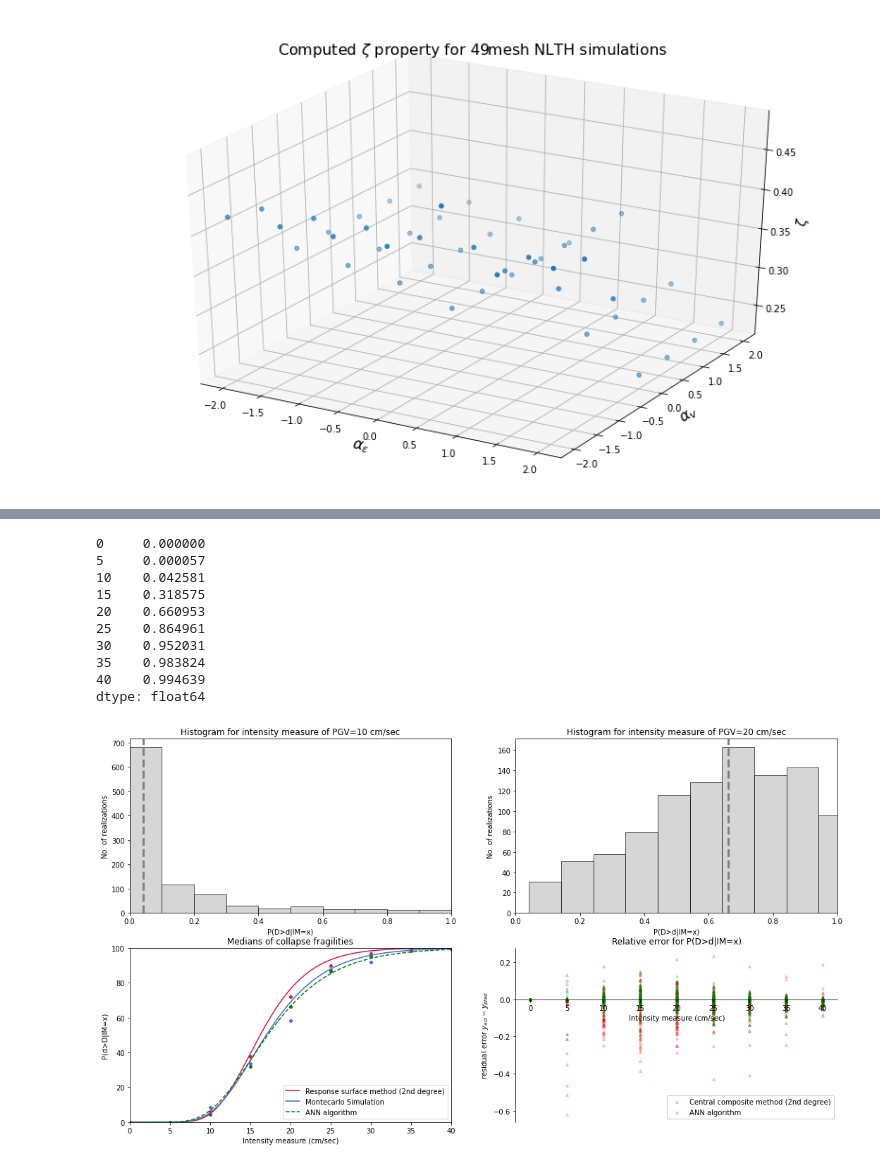
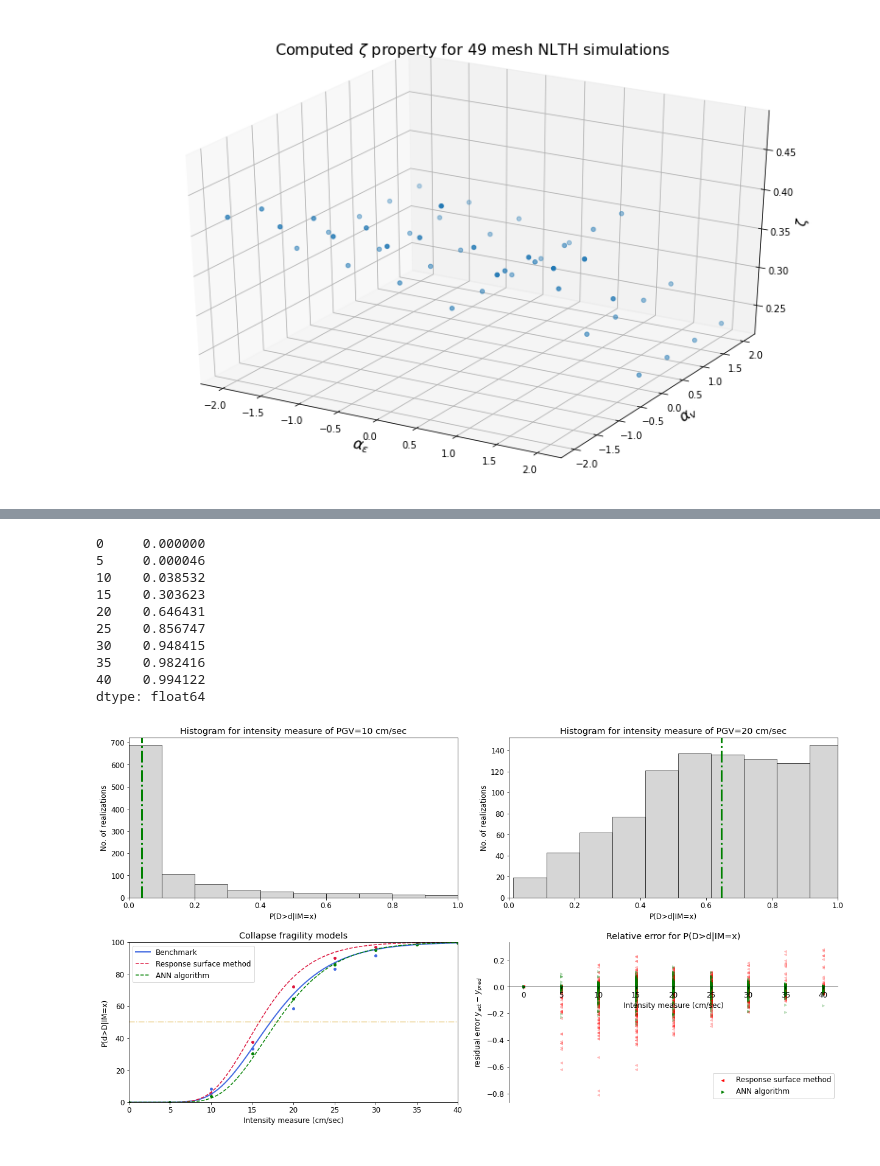
Before and after one commit to mtareqsoliman/msthesis, a Jupyter notebook: Benchmark_RS_ANN_12022022.ipynb, the cells around one changed output, grey strips where cells are left out. Drawn from its saved outputs; the diff is of its cells as text; code cells hidden in the pictures.

```diff
--- a/Benchmark_RS_ANN_12022022.ipynb
+++ b/Benchmark_RS_ANN_12022022.ipynb
@@ -29,7 +29,7 @@ np.seterr(divide='ignore')
 # %%
 
 #NLTHA100 = pd.read_excel('https://github.com/mtareqsoliman/msthesis/blob/main/Results/100NLTHA_FINAL.xlsx?raw=true')
-NLTHA100 = pd.read_excel('https://github.com/mtareqsoliman/msthesis/blob/main/Results/NLTHA100_v2.xlsx?raw=true')
+NLTHA100 = pd.read_excel('https://github.com/mtareqsoliman/msthesis/blob/main/Results/NLTHA200_v2.xlsx?raw=true')
                           # ln(x)                                mean(ln(x))                                  stdev(ln(x))
 from sklearn.preprocessing import StandardScaler
 ecu_9600_alpha = StandardScaler().fit_transform(np.log(-NLTHA100[['ecu']]))
@@ -1564,22 +1565,27 @@ y_ANN_residual
 # %%
 fig, ax = plt.subplots(nrows=1,ncols=1,figsize =(18,10))
+font = {'family' : 'Cambria',
+        'weight' : 'normal',
+        'size'   : 12}
 
-for lbl,clr,rsdl,mrkr in zip(['RSM','ANN (grid method)'],['green','red'],[y_CCM9_deg2_residual,y_ANN_residual],['^','^']):
+plt.rc('font', **font)
+
+for lbl,clr,rsdl,mrkr in zip(['RSM','ANN (grid method)'],['green','red'],[y_CCM9_deg2_residual,y_ANN_residual],['$\u25EF$','x']):
     for sel_IM in [0,5,10,15,20,25,30,35,40]:
         if sel_IM == 10:
-          ax.scatter([sel_IM]*100,rsdl[str(sel_IM)],color=clr,s=15,label=lbl,alpha=0.2,marker=mrkr)
+          ax.scatter([sel_IM]*200,rsdl[str(sel_IM)],color=clr,s=15,label=lbl,alpha=0.2,marker=mrkr)
         else:
-          ax.scatter([sel_IM]*100,rsdl[str(sel_IM)],color=clr,s=15,alpha=0.2,marker=mrkr)
+          ax.scatter([sel_IM]*200,rsdl[str(sel_IM)],color=clr,s=15,alpha=0.2,marker=mrkr)
 
     #ax.scatter(X_train[:,0],rsdl,color=clr,s=15,label=lbl,alpha=0.7,marker=mrkr)
     ax.spines['bottom'].set_position('zero')
     ax.spines['right'].set_color('none')
     ax.spines['top'].set_color('none')
-    ax.set_title(r"Relative error for P(D>d|IM=x)")
-    ax.set_ylabel(r"residual error $y_{act}-y_{pred}$")
+    ax.set_title(r"Residual error for each P(D>d|IM=x)")
+    ax.set_ylabel(r"Residual error $y_{act}-y_{pred}$")
     ax.set_xlabel(r"Intensity measure (cm/sec)")
 
-    ax.legend(loc='best', fancybox=True, framealpha=1)
+    leg = ax.legend(loc='best', fancybox=True, framealpha=1)
 
     print('\n')
 # do not forget to make the straight line between 0 and 5
@@ -1634,6 +1642,8 @@ Success!
 from scipy.interpolate import interp1d
 
 fig, ax = plt.subplots(nrows=2,ncols=2,figsize =(18,10))
+fig.tight_layout(pad=4.0)
+
 for y,sel_IM in zip([0,1],["10","20"]):
   ax[0,y].hist(fragility_table_ANN_1000_mesh[sel_IM],color='silver', edgecolor='k', alpha=0.65,bins=np.arange(min(fragility_table_ANN_1000_mesh[sel_IM]), max(fragility_table_ANN_1000_mesh[sel_IM]) + 0.1, 0.1))
   ax[0,y].set_xlim(0,1)
@@ -1642,22 +1652,24 @@ for y,sel_IM in zip([0,1],["10","20"]):
   #ax[0,y].set_xticks([np.linspace(0,1.1,0.1)])
   ax[0,y].set_ylabel('No. of realizations')   ## Mean or median???????????????
   ax[0,y].set_title('Histogram for intensity measure of PGV='+str(sel_IM)+' cm/sec') ### Title is not ready
-  ax[0,y].axvline(np.median(fragility_table_ANN_1000_mesh[sel_IM],axis=0), color='gray', linestyle='dashed', linewidth=3)
+  ax[0,y].axvline(np.median(fragility_table_ANN_1000_mesh[sel_IM],axis=0), color='green', linestyle='-.', linewidth=3)
 
 
+
+ax[1,0].plot(np.linspace(0,40,100),NLTHA100_frag*100,linestyle='-',color='royalblue',label='Benchmark',linewidth=2,zorder=1)
+ax[1,0].scatter(np.arange(0,45,5),NLTHA100_pivot.median()*100/12,s=15,color='royalblue')
+
         # 1000 points of x,    interpolation for the curve,                                                              clearing non-zeroes
-ax[1,0].plot(np.linspace(0,40,1000),CCM9_1000_lgnrml_deg2*100,linestyle='-',color='crimson',label='Response surface method (2nd degree)')
+ax[1,0].plot(np.linspace(0,40,1000),CCM9_1000_lgnrml_deg2*100,linestyle='--',color='crimson',label='Response surface method',zorder=2)
 #ax[1,0].plot(np.linspace(0,40,1000),CCM9_1000_lgnrml_deg3*1,linestyle='-',color='green',label='Response surface method (3rd degree)')
 
 ax[1,0].scatter(np.arange(0,45,5),np.median(fragility_table_CCM9_1000_deg2,axis=0)*100/12,s=15,color='crimson')
 #ax[1,0].scatter(np.arange(0,45,5),fragility_table_CCM9_1000_deg3.median()*1/12,s=15,color='green')
 
-ax[1,0].plot(np.linspace(0,40,100),NLTHA100_frag*100,linestyle='-',color='royalblue',label='Montecarlo Simulation ')
-ax[1,0].scatter(np.arange(0,45,5),NLTHA100_pivot.median()*100/12,s=15,color='royalblue')
 #ax[1,0].plot(np.linspace(5,40,1000),make_interp_spline(np.arange(5,45,5),fragility_table_ANN_1000_mesh.iloc[:,1:].median())(np.linspace(5,40,1000)).clip(0),dashes=[4, 4],color='green',label='ANN algorithm')
 ax[1,0].scatter(np.arange(0,45,5),fragility_table_ANN_1000_mesh.median()*100,s=15,color='green')
 
-ax[1,0].plot(np.linspace(0,40,1000),ANN1000_mesh_lgnrml*100,linestyle='--',color='green',label='ANN algorithm')
+ax[1,0].plot(np.linspace(0,40,1000),ANN1000_mesh_lgnrml*100,linestyle='--',color='green',label='ANN algorithm',zorder=3)
 
 #ANN1000_lgnrml
 
@@ -1676,49 +1688,64 @@ ax[1,0].scatter(np.arange(0,45,5),fragility_table_CCM9_1000.median(),s=15,color=
 
 ax[1,0].set_xlim(0,40)
 ax[1,0].set_ylim(0,100)
-ax[1,0].set_title('Medians of collapse fragilities')
+ax[1,0].set_title('Collapse fragility models')
 ax[1,0].set_xlabel('Intensity measure (cm/sec)')
 ax[1,0].set_ylabel('P(d>D|IM=x)')
+ax[1,0].axhline(50,color='goldenrod',alpha=0.4,linestyle='-.')
 ax[1,0].legend()
 
 ######## testing phase ################
 
 ## preparing data
 
-for lbl,clr,rsdl,mrkr in zip(['Central composite method (2nd degree)','ANN algorithm'],['red','green'],[y_CCM9_deg2_residual,y_ANN_residual],['^','^']):
+for lbl,clr,rsdl,mrkr in zip(['Response surface method','ANN algorithm'],['red','green'],[y_CCM9_deg2_residual,y_ANN_residual],['<','>']):
     for sel_IM in [0,5,10,15,20,25,30,35,40]:
         if sel_IM == 10:
-          ax[1,1].scatter([sel_IM]*100,rsdl[str(sel_IM)],color=clr,s=15,label=lbl,alpha=0.2,marker=mrkr)
+          ax[1,1].scatter([sel_IM]*200,rsdl[str(sel_IM)],color=clr,s=15,label=lbl,alpha=0.2,marker=mrkr)
         else:
-          ax[1,1].scatter([sel_IM]*100,rsdl[str(sel_IM)],color=clr,s=15,alpha=0.2,marker=mrkr)
+          ax[1,1].scatter([sel_IM]*200,rsdl[str(sel_IM)],color=clr,s=15,alpha=0.2,marker=mrkr)
 
     #ax[1,1].scatter(X_train[:,0],rsdl,color=clr,s=15,label=lbl,alpha=0.7,marker=mrkr)
     ax[1,1].spines['bottom'].set_position('zero')
     ax[1,1].spines['right'].set_color('none')
     ax[1,1].spines['top'].set_color('none')
     ax[1,1].set_title(r"Relative error for P(D>d|IM=x)")
     ax[1,1].set_ylabel(r"residual error $y_{act}-y_{pred}$")
     ax[1,1].set_xlabel(r"Intensity measure (cm/sec)")
 
-    ax[1,1].legend(loc='best', fancybox=True, framealpha=1)
-
+    leg2 = ax[1,1].legend(loc='best', fancybox=True, framealpha=1)
+    for lh in leg2.legendHandles:
+        lh.set_alpha(1)
     print('\n')
 # do not forget to make the straight line between 0 and 5
 
 
 '''
+ax3 = ax[1,0].twinx()  # instantiate a second axes that shares the same x-axis
+ax3.set_yticks([])
+violin_parts= ax3.violinplot(np.array(fragility_table_ANN_1000_mesh[["10","20"]]),positions=[10,20],widths=5)
+
+
+for pc in violin_parts['bodies']:
+    pc.set_facecolor('green')
+    pc.set_edgecolor('green')
+
+for partname in ('cbars','cmins','cmaxes'):
+    vp = violin_parts[partname]
+    vp.set_edgecolor('green')
+    vp.set_linewidth(1)
 
 '''
 fragility_table_ANN_1000_mesh.median()
 # %% [output]
 0     0.000000
-5     0.000057
-10    0.042581
-15    0.318575
-20    0.660953
-25    0.864961
-30    0.952031
-35    0.983824
-40    0.994639
+5     0.000046
+10    0.038532
+15    0.303623
+20    0.646431
+25    0.856747
+30    0.948415
+35    0.982416
+40    0.994122
 dtype: float64
-[figure, old version]
+[figure, new version]
```
Also changed, not shown: parts of 18 cells of this notebook.
